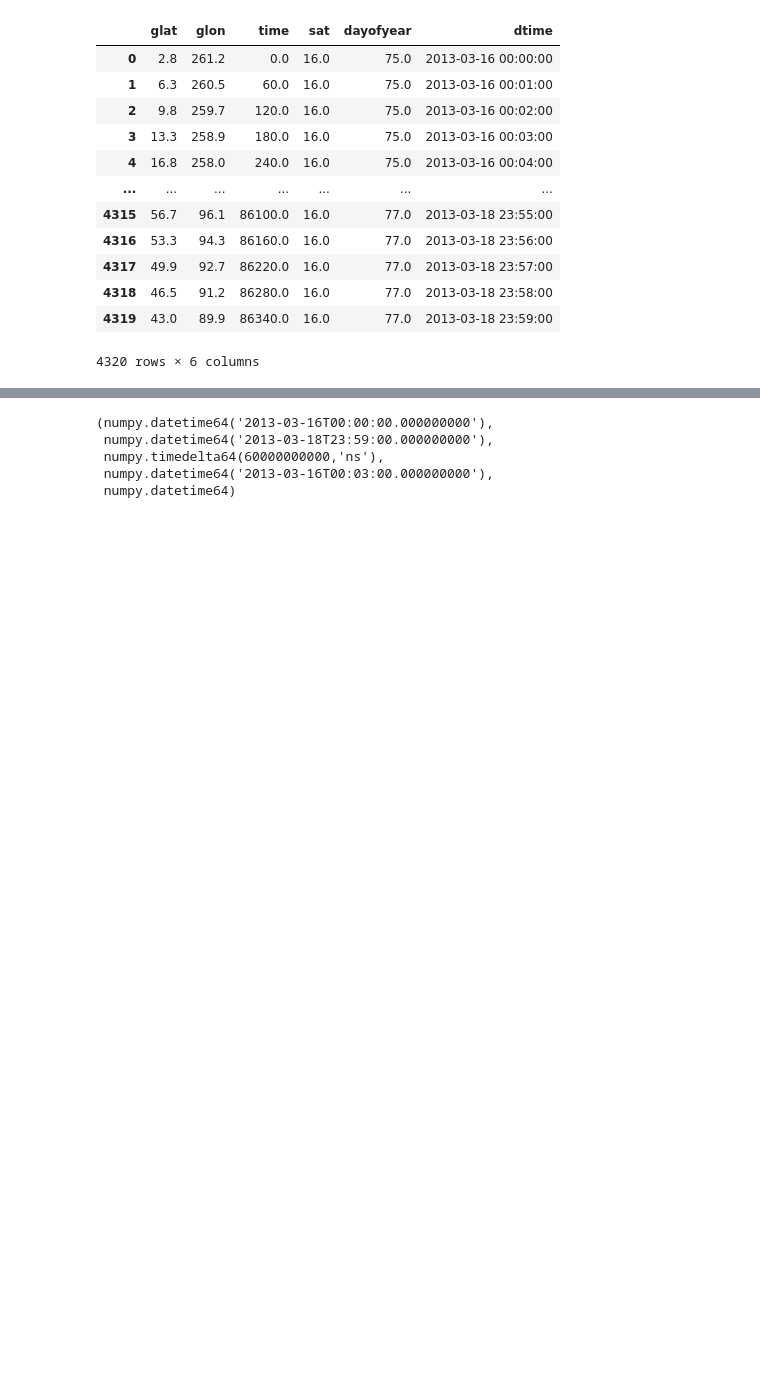
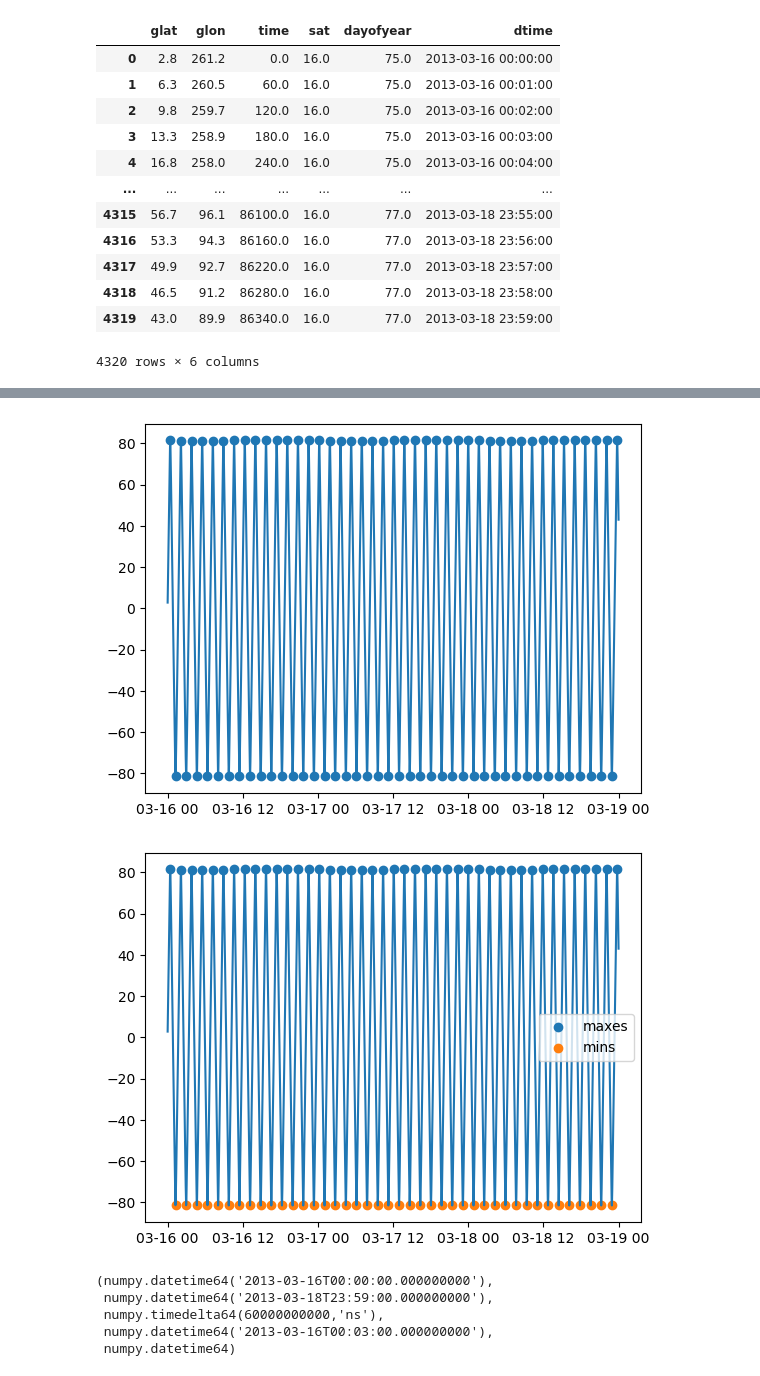
Before and after one commit to abukowski21/SAMI3-GITM-python, a Jupyter notebook: CompareSatMeasurements.ipynb, the cells around one changed output, grey strips where cells are left out. Drawn from its saved outputs; the diff is of its cells as text; code cells hidden in the pictures; blank space fills up the shorter version.

Commit message:
Aarons comments... Show improvements to what's there already Add new plots to show where to go next.... example of some background removal

```diff
--- a/CompareSatMeasurements.ipynb
+++ b/CompareSatMeasurements.ipynb
@@ -12,7 +12,7 @@ import importlib
 
 from tqdm import tqdm
 # %%
-satds = xr.open_mfdataset('/home/pxv220016/petastore_shared_folder/Prasoon_satellite_project/sat_files_for_phil/20130317/F16.nc').load()
+satds = xr.open_mfdataset('/petastore/phil/Prasoon_satellite_project/sat_files_for_phil/20130317/F16.nc').load() ## Changed paths so they're accessible to me (aaron).
 # %%
 #!!!!! SOMEONE (Prasoon) needs to make this file. Use the default regridding settings to interpolate the SAMI outputs to a geographic grid.
 
@@ -97,0 +132,3 @@ Indices of minimum latitude - [  76  178  279  381  483  585  687  789  891  993
+# %%
+peak_inds = find_peaks(np.abs(satds['glat'].values))[0]
+# Just using the [0] might be easier to understand than the "peaks, _ = findpeaks()""
@@ -97,0 +146,13 @@ Indices of minimum latitude - [  76  178  279  381  483  585  687  789  891  993
+# %%
+plt.plot(satds.sat_time, satds.glat)
+plt.scatter(satds.sat_time[peak_inds], satds.glat[peak_inds])
+plt.show()
+
+plt.plot(satds.sat_time, satds.glat)
+plt.scatter(satds.sat_time[max_ind], satds.glat[max_ind], label='maxes')
+plt.scatter(satds.sat_time[min_ind], satds.glat[min_ind], label='mins')
+plt.legend()
+plt.show()
+# %% [output]
+[figure, added]
+[figure, added]
```
Also changed, not shown: parts of 51 cells of this notebook.
